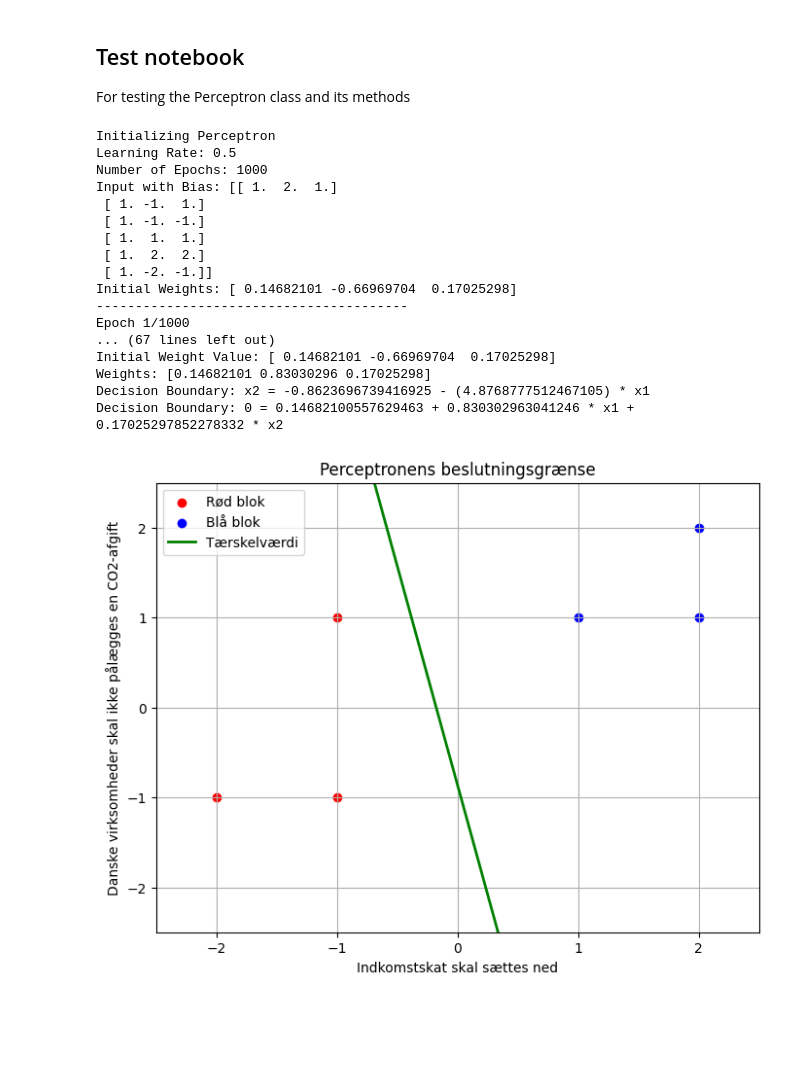
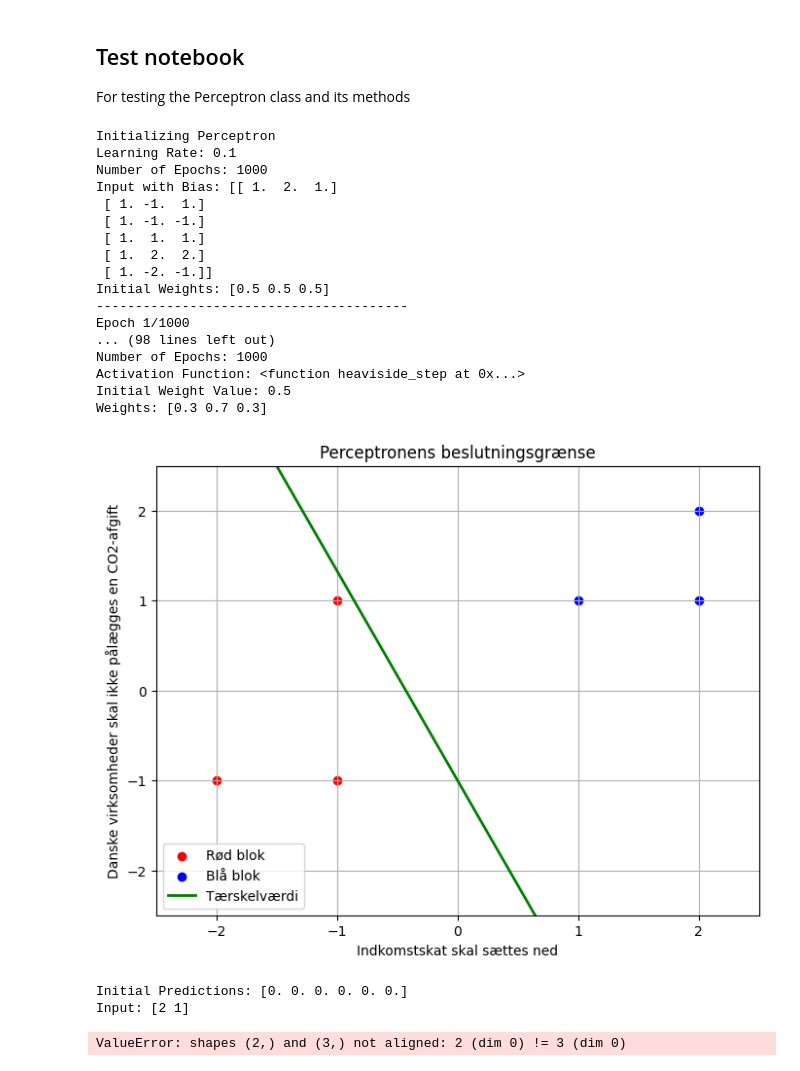
Before and after one commit to Carl-l-l/eop_pyperceptron, a Jupyter notebook: test.ipynb, the cells around one changed output. Drawn from its saved outputs; the diff is of its cells as text; code cells hidden in the pictures; blank space fills up the shorter version.

```diff
--- a/test.ipynb
+++ b/test.ipynb
@@ -21,9 +21,10 @@ def plot_decision_boundary(weights, X, y):
     x1_values = np.linspace(-2.5, 2.5, 100)
     x2_values = -(w0 / w2) - (w1 / w2) * x1_values
 
+
     # Formula:
-    print(f"Decision Boundary: x2 = {-(w0 / w2)} - ({w1 / w2}) * x1")
-    print(f"Decision Boundary: 0 = {w0} + {w1} * x1 + {w2} * x2")
+    # print(f"Decision Boundary: x2 = {-(w0 / w2)} - ({w1 / w2}) * x1")
+    # print(f"Decision Boundary: 0 = {w0} + {w1} * x1 + {w2} * x2")
 
 
     # Plot data points
@@ -45,10 +46,11 @@ def plot_decision_boundary(weights, X, y):
     plt.show()
 
 def main():
-    learning_rate = 0.5
+    learning_rate = 0.1
     n_epochs = 1000
     activation_function = heaviside_step
-    init_weight_value = np.random.uniform(-1, 1, 3)  # Random initialization of weights
+    # init_weight_value = np.random.uniform(-1, 1, 3)  # Random initialization of weights
+    init_weight_value = 0.5  # Initialize weights to a constant value
 
 
 
@@ -57,7 +59,7 @@ def main():
 
     # Train the perceptron with some sample data 'kandidattest' from aimat.dk
     # "From a scale of -2 to 2, how much do you agree with this political statement?"
-    test_data = np.array([
+    training_data = np.array([
         [2, 1],
         [-1, 1],
         [-1, -1],
@@ -69,42 +71,45 @@ def main():
     target_labels = np.array([1, 0, 0, 1, 1, 0])  # Example labels for the test data
 
 
-    p.fit(test_data, target_labels)
+    p.fit(training_data, target_labels)
 
     # for inputs in test_data:
     #     print(f"Input: {inputs}, Prediction: {p.predict(inputs)}")
     # Print the perceptron structure
     p.print_structure()
 
-    plot_decision_boundary(p.weights, test_data, target_labels)
+    plot_decision_boundary(p.weights, training_data, target_labels)
 
-    p.score(test_data, target_labels)
     # Calculate confusion matrix
     y_true = target_labels
-    y_pred = p.predict(test_data)
+    y_pred = p.predict(training_data)
+    p.score(y_pred, y_true)
 
     p.confusion_matrix(y_true, y_pred)
 
 
 
 if __name__ == "__main__":
     main()
 # %% [output]
 Initializing Perceptron
-Learning Rate: 0.5
+Learning Rate: 0.1
 Number of Epochs: 1000
 Input with Bias: [[ 1.  2.  1.]
  [ 1. -1.  1.]
  [ 1. -1. -1.]
  [ 1.  1.  1.]
  [ 1.  2.  2.]
  [ 1. -2. -1.]]
-Initial Weights: [ 0.14682101 -0.66969704  0.17025298]
+Initial Weights: [0.5 0.5 0.5]
 ----------------------------------------
 Epoch 1/1000
-... (67 lines left out)
-Initial Weight Value: [ 0.14682101 -0.66969704  0.17025298]
-Weights: [0.14682101 0.83030296 0.17025298]
-Decision Boundary: x2 = -0.8623696739416925 - (4.8768777512467105) * x1
-Decision Boundary: 0 = 0.14682100557629463 + 0.830302963041246 * x1 + 0.17025297852278332 * x2
+... (98 lines left out)
+Number of Epochs: 1000
+Activation Function: <function heaviside_step at 0x...>
+Initial Weight Value: 0.5
+Weights: [0.3 0.7 0.3]
-[figure, old version]
+[figure, new version]
+Initial Predictions: [0. 0. 0. 0. 0. 0.]
+Input: [2 1]
+ValueError: shapes (2,) and (3,) not aligned: 2 (dim 0) != 3 (dim 0)
```
Also changed, not shown: 2 other files.
